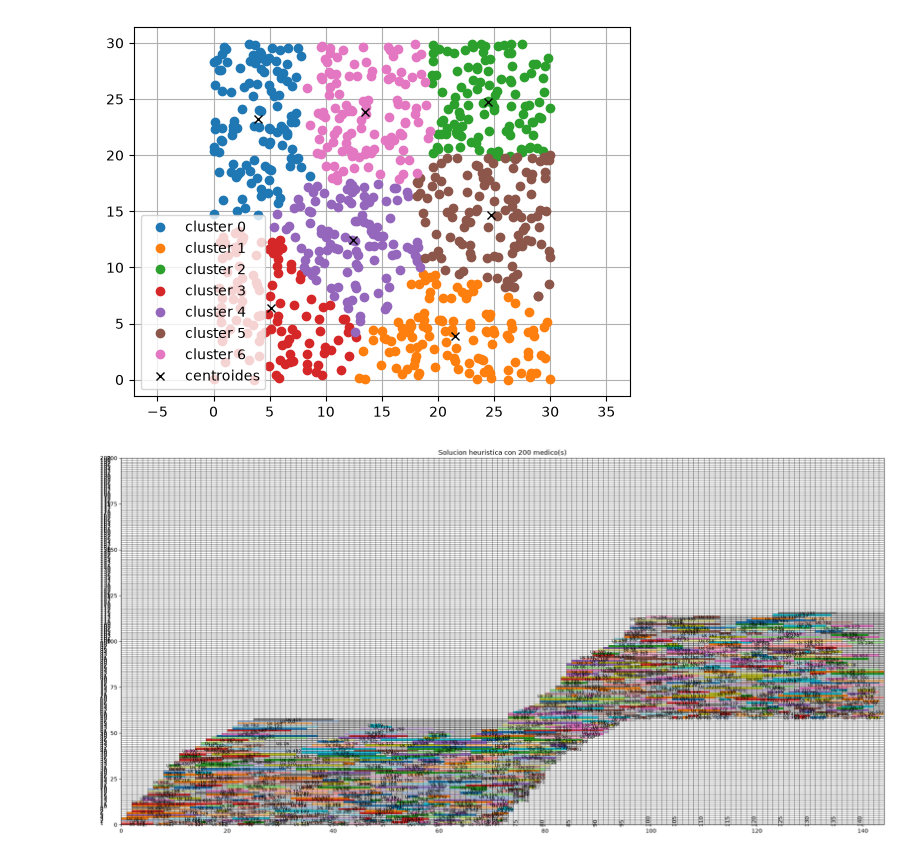
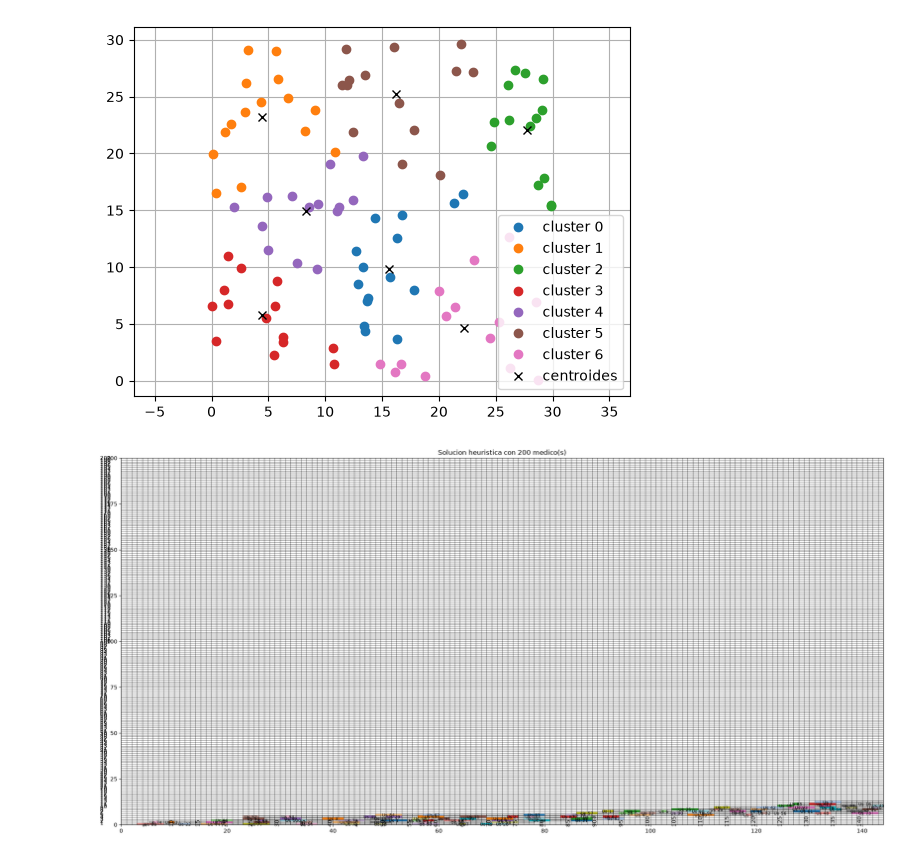
Before and after one commit to robertohincapie/Curso_TAIA, a Jupyter notebook: modelo_prescriptivo_2.ipynb, the cells around one changed output. Cells and saved outputs as stored; diff of their text form; code cells hidden in the pictures.

```diff
--- a/modelo_prescriptivo_2.ipynb
+++ b/modelo_prescriptivo_2.ipynb
@@ -6,7 +6,7 @@ from scipy.spatial.distance import cdist
 from matplotlib.patches import Rectangle
 # %%
 # Generación del escenario de usuarios
-def escenario(m=800, #Número de usuarios
+def escenario(m=100, #Número de usuarios
               n=400, #Número de médicos
               dt=10, #Intervalo de tiempo
               K=144,  #Número de intervalos de Tiempo
@@ -24,7 +24,6 @@ def escenario(m=800, #Número de usuarios
     H=12 #Horas de un turno de un médico
     beta=int(H*60/dt) #Numero máximo de turnos seguidos por un médico,
     Cmed=25000*H
-    #Ensayando con 2400 fue bien para 100 usuarios
     costo=distancias*600 #Costo de $600 por km de recorrido
     costo={(i+1,j+1):costo[i,j] for i in range(0,m) for j in range(0,m)}
     #Agregaremos los nodos de origen S y destino T, por ahora con valores 0 en tiempo y costo
@@ -38,10 +37,10 @@ def escenario(m=800, #Número de usuarios
     b={}
     c={}
     for i in range(1,m+1):
-        ventana=np.random.randint(low=4, high=20) #Duración de la ventana de servicio
+        ventana=np.random.randint(low=4, high=40) #Duración de la ventana de servicio
         ventana=min(144-a[i]-1, ventana)
         b[i]=a[i]+ventana+1
-        duracion=np.random.randint(low=1, high=b[i]-a[i])
+        duracion=np.random.randint(low=1, high=min(6,b[i]-a[i]))
         c[i]=duracion
 
     #Parámetros auxiliares para construir las ecuaciones
@@ -174,34 +173,34 @@ def partir_escenario_clusters(S, n, dibujar=False, max_iter=50, random_state=Non
         if len(grupo_ids) > 0:
             grupos.append(grupo_ids)
 
     if dibujar:
         for i, gr in enumerate(grupos):
             ri = np.array([S['r'][ind] for ind in gr])
             plt.plot(ri[:,0], ri[:,1], 'o', label='cluster ' + str(i))
         plt.plot(centroides[:,0], centroides[:,1], 'xk', label='centroides')
         plt.axis('equal')
         plt.grid()
         plt.legend()
 
     Sout=[]
     for gr in grupos:
         tmp={'m':len(gr), 'n':S['n'], 'dt':S['dt'], 'K':S['K'], 'velocidad':S['velocidad'], 'L':S['L'],
              'beta':S['beta'], 'Cmed':S['Cmed'], 'costo':S['costo'],
                 'r':[], 'delta':{}, 'a':{}, 'b':{}, 'c':{}, 'tau':{} }
         tmp['r']={ind:S['r'][ind] for ind in gr}
         tmp['delta']={(i,j):S['delta'][i,j] for i in gr for j in gr}
         tmp['a']={ind:S['a'][ind] for ind in gr}
         tmp['b']={ind:S['b'][ind] for ind in gr}
         tmp['c']={ind:S['c'][ind] for ind in gr}
         tmp['alfa']={k:v for k,v in S['alfa'].items() if k[0] in gr}
         tmp['tau']={ind:S['tau'][ind] for ind in gr}
         Sout.append(tmp)
     return Sout
 
 S=escenario()
 si=partir_escenario_clusters(S, n=7, dibujar=True)
 # %% [output]
-[figure, old version]
+[figure, new version]
 # %%
 # Solución heurística del problema
 def heuristic(S, n, mostrar=False):
@@ -382,6 +381,6 @@ S=escenario()
 resultado_heuristico = heuristic(S,200)
 dibujar_solucion(S, resultado_heuristico)
 # %% [output]
-[figure, old version]
+[figure, new version]
 # %%
 from tqdm import tqdm
```
Also changed, not shown: parts of 4 cells of this notebook.
